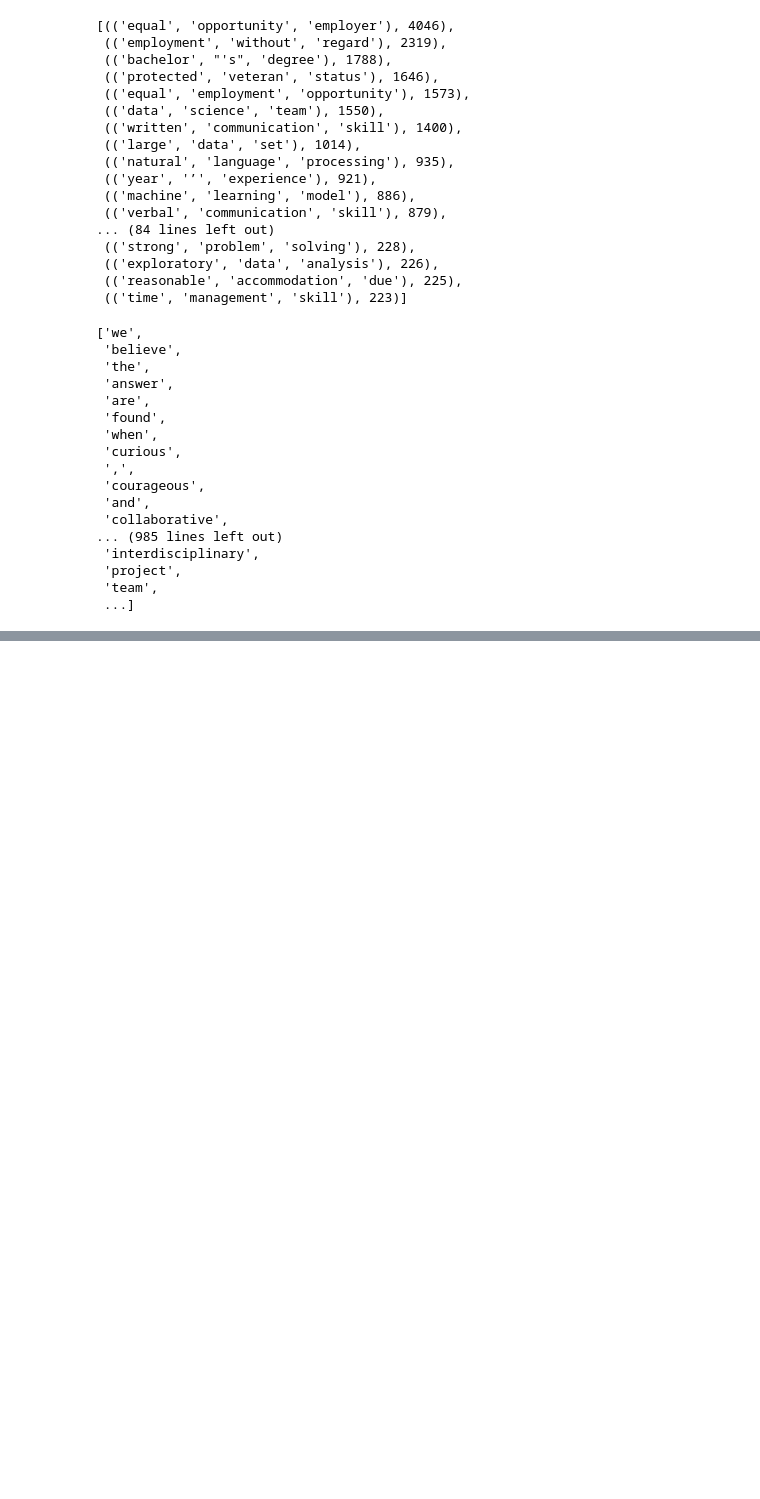
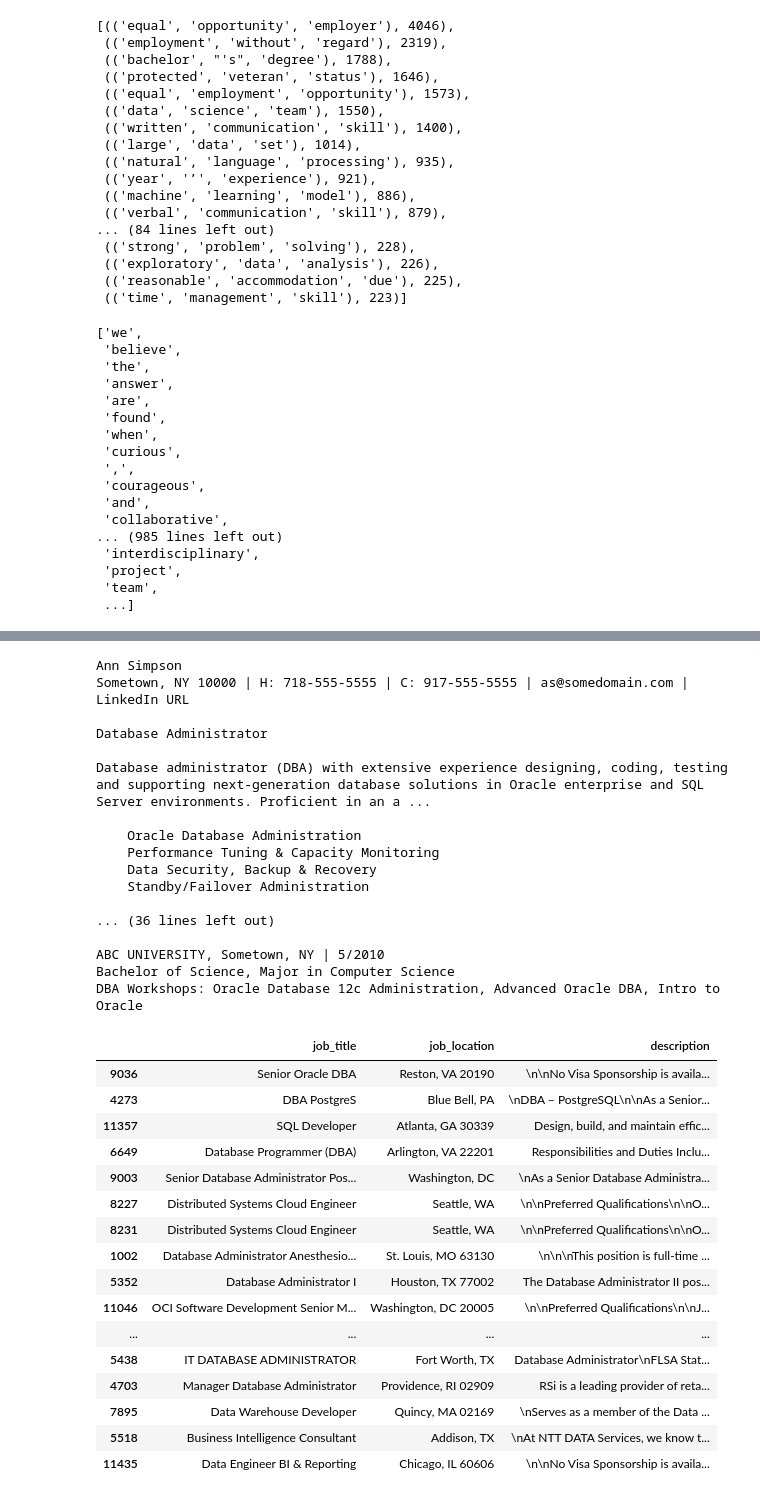
Before and after one commit to ivboh/NLP-Indeed-Jobs-Recommender, a Jupyter notebook: src/nlp_indeed_EDA.ipynb, the cells around one changed output, grey strips where cells are left out. Cells and saved outputs as stored; diff of their text form; code cells hidden in the pictures; blank space fills up the shorter version.

```diff
--- a/src/nlp_indeed_EDA.ipynb
+++ b/src/nlp_indeed_EDA.ipynb
@@ -514,0 +721,37 @@ vectorizer.get_feature_names()
+# %%
+n_matching_jobs(test_resume_db_admin, vectorizer, docs_tfidf,20)
+# %% [output]
+Ann Simpson
+Sometown, NY 10000 | H: 718-555-5555 | C: 917-555-5555 | as@somedomain.com | LinkedIn URL
+
+Database Administrator
+
+Database administrator (DBA) with extensive experience designing, coding, testing and supporting next-generation database solutions in Oracle enterprise and SQL Server environments. Proficient in an a ...
+
+    Oracle Database Administration
+    Performance Tuning & Capacity Monitoring
+    Data Security, Backup & Recovery
+    Standby/Failover Administration
+
+... (36 lines left out)
+
+ABC UNIVERSITY, Sometown, NY | 5/2010
+Bachelor of Science, Major in Computer Science
+DBA Workshops: Oracle Database 12c Administration, Advanced Oracle DBA, Intro to Oracle
+|  | job_title | job_location | description |
+| 9036 | Senior Oracle DBA | Reston, VA 20190 | \n\nNo Visa Sponsorship is availa... |
+| 4273 | DBA PostgreS | Blue Bell, PA | \nDBA – PostgreSQL\n\nAs a Senior... |
+| 11357 | SQL Developer | Atlanta, GA 30339 | Design, build, and maintain effic... |
+| 6649 | Database Programmer (DBA) | Arlington, VA 22201 | Responsibilities and Duties Inclu... |
+| 9003 | Senior Database Administrator Pos... | Washington, DC | \nAs a Senior Database Administra... |
+| 8227 | Distributed Systems Cloud Engineer | Seattle, WA | \n\nPreferred Qualifications\n\nO... |
+| 8231 | Distributed Systems Cloud Engineer | Seattle, WA | \n\nPreferred Qualifications\n\nO... |
+| 1002 | Database Administrator Anesthesio... | St. Louis, MO 63130 | \n\n\nThis position is full-time ... |
+| 5352 | Database Administrator I | Houston, TX 77002 | The Database Administrator II pos... |
+| 11046 | OCI Software Development Senior M... | Washington, DC 20005 | \n\nPreferred Qualifications\n\nJ... |
+| ... | ... | ... | ... |
+| 5438 | IT DATABASE ADMINISTRATOR | Fort Worth, TX | Database Administrator\nFLSA Stat... |
+| 4703 | Manager Database Administrator | Providence, RI 02909 | RSi is a leading provider of reta... |
+| 7895 | Data Warehouse Developer | Quincy, MA 02169 | \nServes as a member of the Data ... |
+| 5518 | Business Intelligence Consultant | Addison, TX | \nAt NTT DATA Services, we know t... |
+| 11435 | Data Engineer BI & Reporting | Chicago, IL 60606 | \n\nNo Visa Sponsorship is availa... |
```
Also changed, not shown: parts of 29 cells of this notebook.
